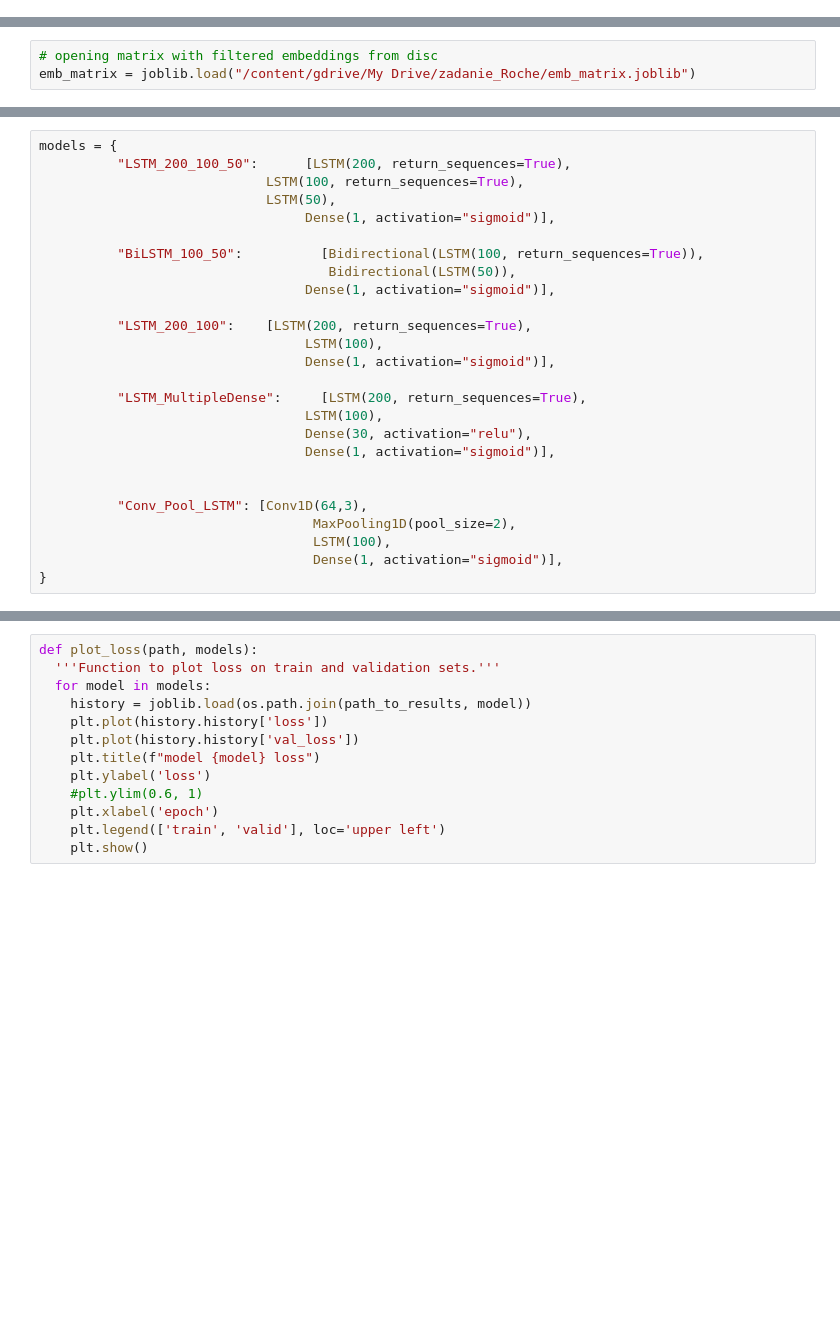
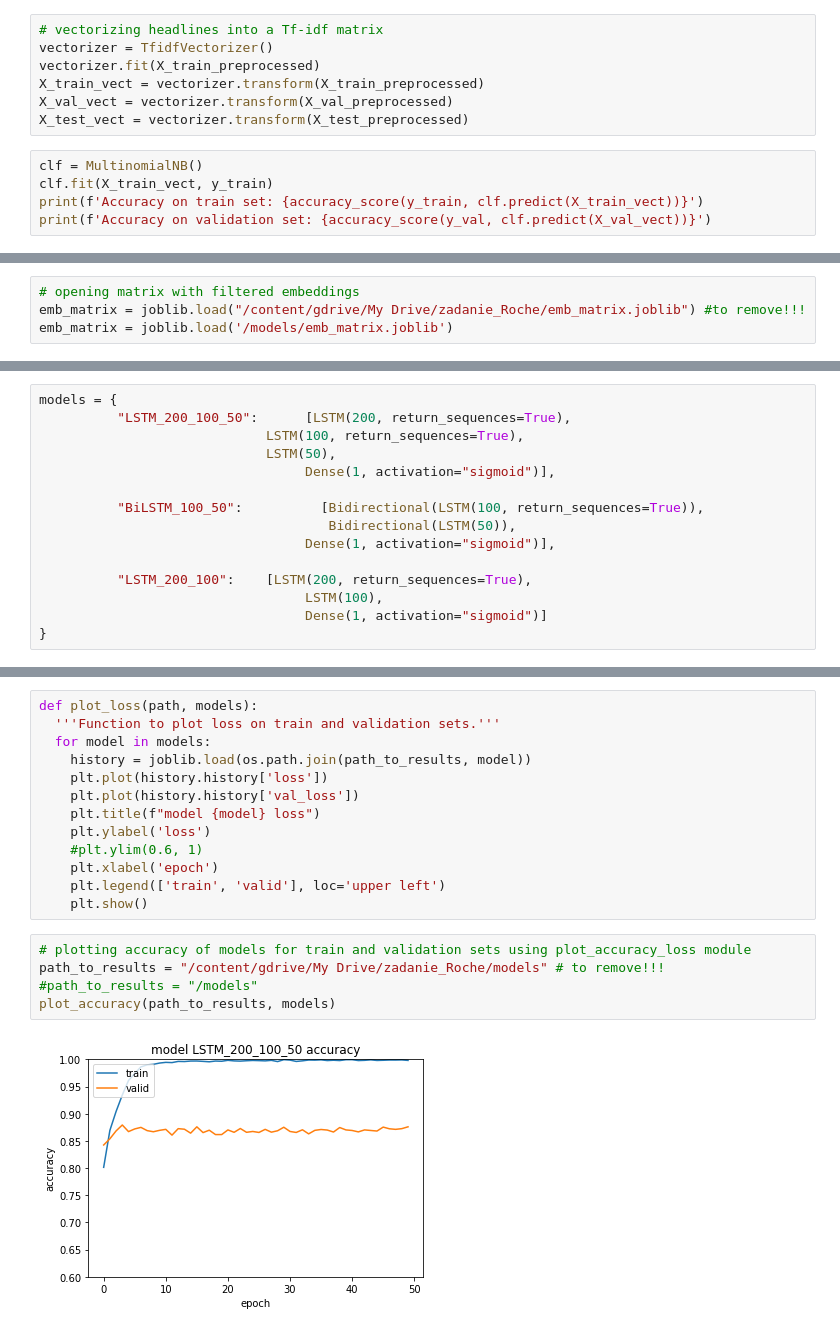
Before and after one commit to klauresh/sarcasm_detection_headlines, a Jupyter notebook: sarcasm_detection.ipynb, the cells around one changed output, grey strips where cells are left out. Saved outputs shown, nothing was run; the diff lists cells and outputs as text; blank space fills up the shorter version.

Commit message:
structured project: added src, data, models folder, updated project notebook

```diff
--- a/sarcasm_detection.ipynb
+++ b/sarcasm_detection.ipynb
@@ -123,0 +209,12 @@ X_train, X_val, y_train, y_val = train_test_split(X_train, y_train, test_size=0.
+# %%
+# vectorizing headlines into a Tf-idf matrix
+vectorizer = TfidfVectorizer()
+vectorizer.fit(X_train_preprocessed)
+X_train_vect = vectorizer.transform(X_train_preprocessed)
+X_val_vect = vectorizer.transform(X_val_preprocessed)
+X_test_vect = vectorizer.transform(X_test_preprocessed)
+# %%
+clf = MultinomialNB()
+clf.fit(X_train_vect, y_train)
+print(f'Accuracy on train set: {accuracy_score(y_train, clf.predict(X_train_vect))}')
+print(f'Accuracy on validation set: {accuracy_score(y_val, clf.predict(X_val_vect))}')
@@ -194,6 +296,7 @@ joblib.dump(emb_matrix, "emb_matrix.joblib")
 # %%
-# opening matrix with filtered embeddings from disc
-emb_matrix = joblib.load("/content/gdrive/My Drive/zadanie_Roche/emb_matrix.joblib")
+# opening matrix with filtered embeddings
+emb_matrix = joblib.load("/content/gdrive/My Drive/zadanie_Roche/emb_matrix.joblib") #to remove!!!
+emb_matrix = joblib.load('/models/emb_matrix.joblib')
 # %% [markdown]
 ## Training NN
 # %% [markdown]
@@ -250,17 +353,6 @@ models = {
 
           "LSTM_200_100":    [LSTM(200, return_sequences=True),
                                   LSTM(100),
-                                  Dense(1, activation="sigmoid")],
-
-          "LSTM_MultipleDense":     [LSTM(200, return_sequences=True),
-                                  LSTM(100),
-                                  Dense(30, activation="relu"),
-                                  Dense(1, activation="sigmoid")],
-
-
-          "Conv_Pool_LSTM": [Conv1D(64,3),
-                                   MaxPooling1D(pool_size=2),
-                                   LSTM(100),
-                                   Dense(1, activation="sigmoid")],
+                                  Dense(1, activation="sigmoid")]
 }
 # %%
@@ -312,3 +399,10 @@ def plot_loss(path, models):
     plt.xlabel('epoch')
     plt.legend(['train', 'valid'], loc='upper left')
     plt.show()
+# %%
+# plotting accuracy of models for train and validation sets using plot_accuracy_loss module
+path_to_results = "/content/gdrive/My Drive/zadanie_Roche/models" # to remove!!!
+#path_to_results = "/models"
+plot_accuracy(path_to_results, models)
+# %% [output]
+[figure, added]
```
Also changed, not shown: parts of 40 cells of this notebook, 14 other files.
